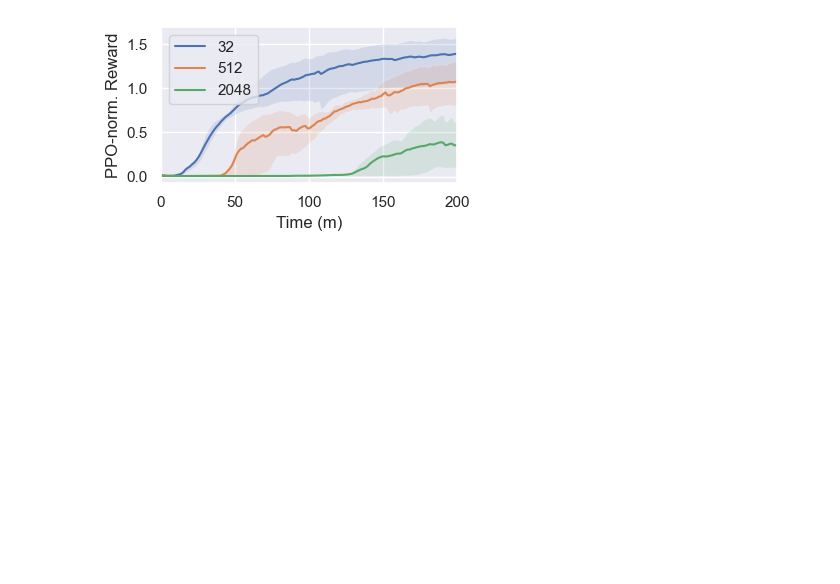
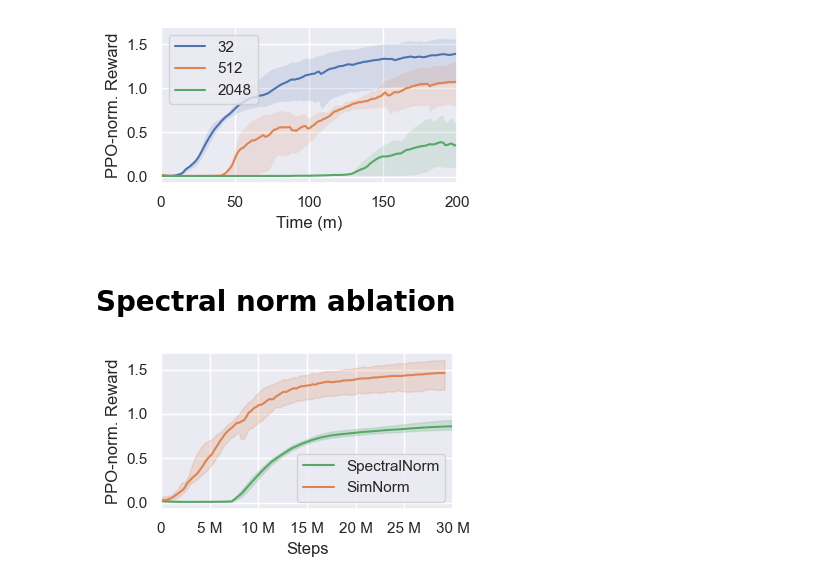
Before and after one commit to imgeorgiev/PWM, a Jupyter notebook: results/results.ipynb, the cells around one changed output. Saved outputs shown, nothing was run; the diff lists cells and outputs as text; code cells hidden in the pictures; blank space fills up the shorter version.

```diff
--- a/results/results.ipynb
+++ b/results/results.ipynb
@@ -862,3 +902,28 @@ WARNING: no fps for pwm
 WARNING: no fps for pwm
 WARNING: no fps for pwm
 [figure]
+# %% [markdown]
+# Spectral norm ablation
+# %%
+pwm_data = process_step_data_iqm("data/pwm_ant.csv", row="Step", col="rewards", smooth=0.7)
+pwm_data_sn = process_step_data_iqm("data/pwm_ant_spectralnorm.csv", row="Step", col="rewards", smooth=0.7)
+
+norm = perf_scales["ant"]
+pwm_data_sn /= norm
+pwm_data /= norm
+
+f, ax = plt.subplots(1, 1, figsize=(4,2.4))
+ax.plot(pwm_data_sn["rewards"], label="SpectralNorm", color=colors["PPO"])
+ax.fill_between(pwm_data_sn.index, pwm_data_sn["rewards_min"], pwm_data_sn["rewards_max"], alpha=0.2, color=colors["PPO"])
+ax.plot(pwm_data["rewards"], label="SimNorm", color=colors["PWM"])
+ax.fill_between(pwm_data.index, pwm_data["rewards_min"], pwm_data["rewards_max"], alpha=0.2, color=colors["PWM"])
+ax.set_xlim((0, 30e6))
+ax.xaxis.set_major_formatter(ticker.EngFormatter())
+# ax.yaxis.set_major_formatter(ticker.EngFormatter())
+plt.xlabel("Steps")
+plt.ylabel("PPO-norm. Reward")
+plt.legend()
+plt.tight_layout()
+plt.savefig("../figures/spectral_norm_ablation.pdf", bbox_inches="tight")
+# %% [output]
+[figure, added]
```
Also changed, not shown: parts of 1 cell of this notebook, 8 other files.
